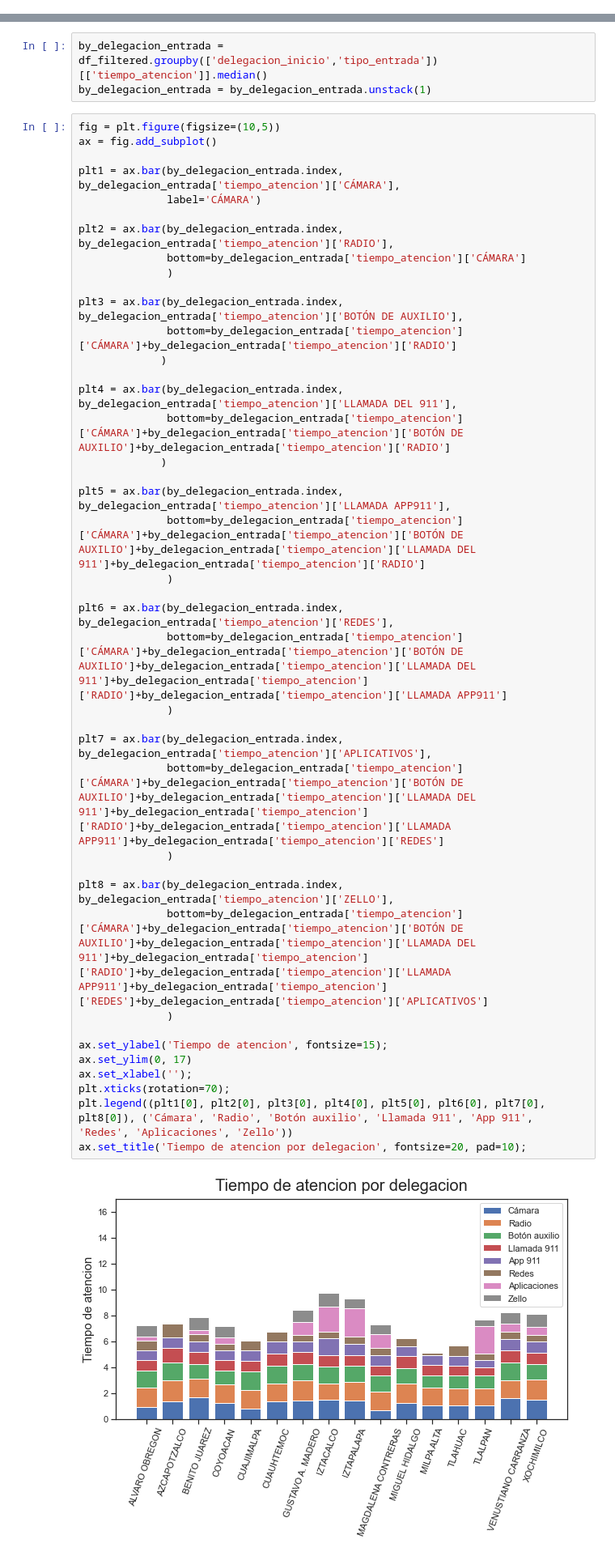
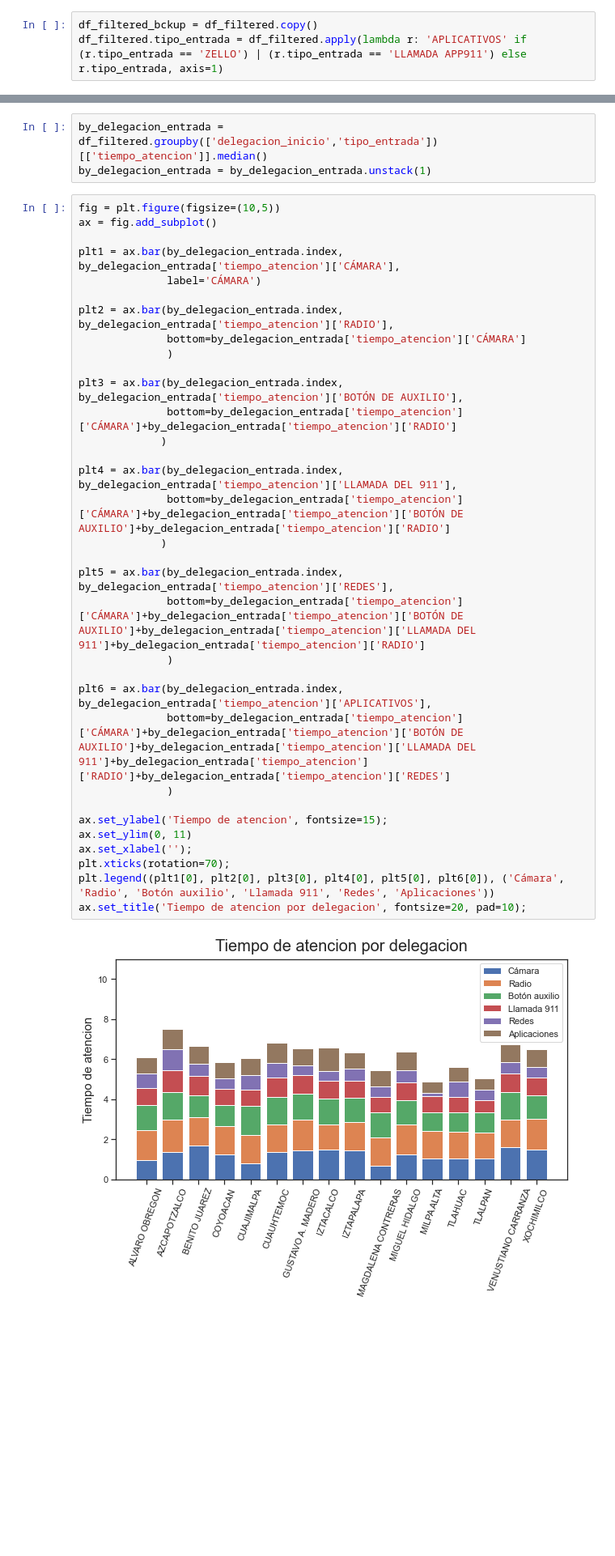
Before and after one commit to Mario-16180/BEDU-M4-DataAnalysisProject-CarAccidents, a Jupyter notebook: Fer.ipynb, the cells around one changed output, grey strips where cells are left out. Shown at 81% size. Drawn from its saved outputs; the diff is of its cells as text; blank space fills up the shorter version.

```diff
--- a/Fer.ipynb
+++ b/Fer.ipynb
@@ -512 +526,4 @@ Text(0, 0.5, 'Tiempo de atención')
+# %%
+df_filtered_bckup = df_filtered.copy()
+df_filtered.tipo_entrada = df_filtered.apply(lambda r: 'APLICATIVOS' if (r.tipo_entrada == 'ZELLO') | (r.tipo_entrada == 'LLAMADA APP911') else r.tipo_entrada, axis=1)
 # %% [markdown]
@@ -571,43 +571,35 @@ by_delegacion_entrada = by_delegacion_entrada.unstack(1)
 # %%
 fig = plt.figure(figsize=(10,5))
 ax = fig.add_subplot()
 
 plt1 = ax.bar(by_delegacion_entrada.index, by_delegacion_entrada['tiempo_atencion']['CÁMARA'],
               label='CÁMARA')
 
 plt2 = ax.bar(by_delegacion_entrada.index, by_delegacion_entrada['tiempo_atencion']['RADIO'],
               bottom=by_delegacion_entrada['tiempo_atencion']['CÁMARA']
               )
 
 plt3 = ax.bar(by_delegacion_entrada.index, by_delegacion_entrada['tiempo_atencion']['BOTÓN DE AUXILIO'],
               bottom=by_delegacion_entrada['tiempo_atencion']['CÁMARA']+by_delegacion_entrada['tiempo_atencion']['RADIO']
              )
 
 plt4 = ax.bar(by_delegacion_entrada.index, by_delegacion_entrada['tiempo_atencion']['LLAMADA DEL 911'],
               bottom=by_delegacion_entrada['tiempo_atencion']['CÁMARA']+by_delegacion_entrada['tiempo_atencion']['BOTÓN DE AUXILIO']+by_delegacion_entrada['tiempo_atencion']['RADIO']
              )
 
-plt5 = ax.bar(by_delegacion_entrada.index, by_delegacion_entrada['tiempo_atencion']['LLAMADA APP911'],
+plt5 = ax.bar(by_delegacion_entrada.index, by_delegacion_entrada['tiempo_atencion']['REDES'],
               bottom=by_delegacion_entrada['tiempo_atencion']['CÁMARA']+by_delegacion_entrada['tiempo_atencion']['BOTÓN DE AUXILIO']+by_delegacion_entrada['tiempo_atencion']['LLAMADA DEL 911']+by_delegacion_entrada['tiempo_atencion']['RADIO']
               )
 
-plt6 = ax.bar(by_delegacion_entrada.index, by_delegacion_entrada['tiempo_atencion']['REDES'],
-              bottom=by_delegacion_entrada['tiempo_atencion']['CÁMARA']+by_delegacion_entrada['tiempo_atencion']['BOTÓN DE AUXILIO']+by_delegacion_entrada['tiempo_atencion']['LLAMADA DEL 911']+by_delegacion_entrada['tiempo_atencion']['RADIO']+by_delegacion_entrada['tiempo_atencion']['LLAMADA APP911']
-              )
-
-plt7 = ax.bar(by_delegacion_entrada.index, by_delegacion_entrada['tiempo_atencion']['APLICATIVOS'],
-              bottom=by_delegacion_entrada['tiempo_atencion']['CÁMARA']+by_delegacion_entrada['tiempo_atencion']['BOTÓN DE AUXILIO']+by_delegacion_entrada['tiempo_atencion']['LLAMADA DEL 911']+by_delegacion_entrada['tiempo_atencion']['RADIO']+by_delegacion_entrada['tiempo_atencion']['LLAMADA APP911']+by_delegacion_entrada['tiempo_atencion']['REDES']
-              )
-
-plt8 = ax.bar(by_delegacion_entrada.index, by_delegacion_entrada['tiempo_atencion']['ZELLO'],
-              bottom=by_delegacion_entrada['tiempo_atencion']['CÁMARA']+by_delegacion_entrada['tiempo_atencion']['BOTÓN DE AUXILIO']+by_delegacion_entrada['tiempo_atencion']['LLAMADA DEL 911']+by_delegacion_entrada['tiempo_atencion']['RADIO']+by_delegacion_entrada['tiempo_atencion']['LLAMADA APP911']+by_delegacion_entrada['tiempo_atencion']['REDES']+by_delegacion_entrada['tiempo_atencion']['APLICATIVOS']
+plt6 = ax.bar(by_delegacion_entrada.index, by_delegacion_entrada['tiempo_atencion']['APLICATIVOS'],
+              bottom=by_delegacion_entrada['tiempo_atencion']['CÁMARA']+by_delegacion_entrada['tiempo_atencion']['BOTÓN DE AUXILIO']+by_delegacion_entrada['tiempo_atencion']['LLAMADA DEL 911']+by_delegacion_entrada['tiempo_atencion']['RADIO']+by_delegacion_entrada['tiempo_atencion']['REDES']
               )
 
 ax.set_ylabel('Tiempo de atencion', fontsize=15);
-ax.set_ylim(0, 17)
+ax.set_ylim(0, 11)
 ax.set_xlabel('');
 plt.xticks(rotation=70);
-plt.legend((plt1[0], plt2[0], plt3[0], plt4[0], plt5[0], plt6[0], plt7[0], plt8[0]), ('Cámara', 'Radio', 'Botón auxilio', 'Llamada 911', 'App 911', 'Redes', 'Aplicaciones', 'Zello'))
+plt.legend((plt1[0], plt2[0], plt3[0], plt4[0], plt5[0], plt6[0]), ('Cámara', 'Radio', 'Botón auxilio', 'Llamada 911', 'Redes', 'Aplicaciones'))
 ax.set_title('Tiempo de atencion por delegacion', fontsize=20, pad=10);
 # %% [output]
-[figure, old version]
+[figure, new version]
```
Also changed, not shown: parts of 23 cells of this notebook.
